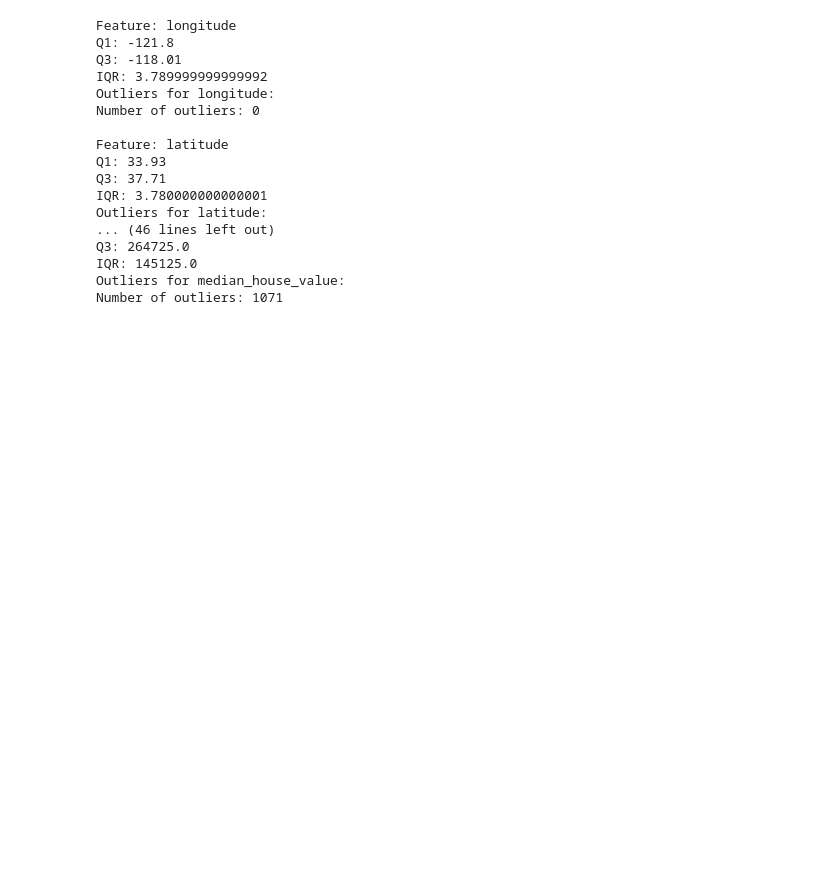
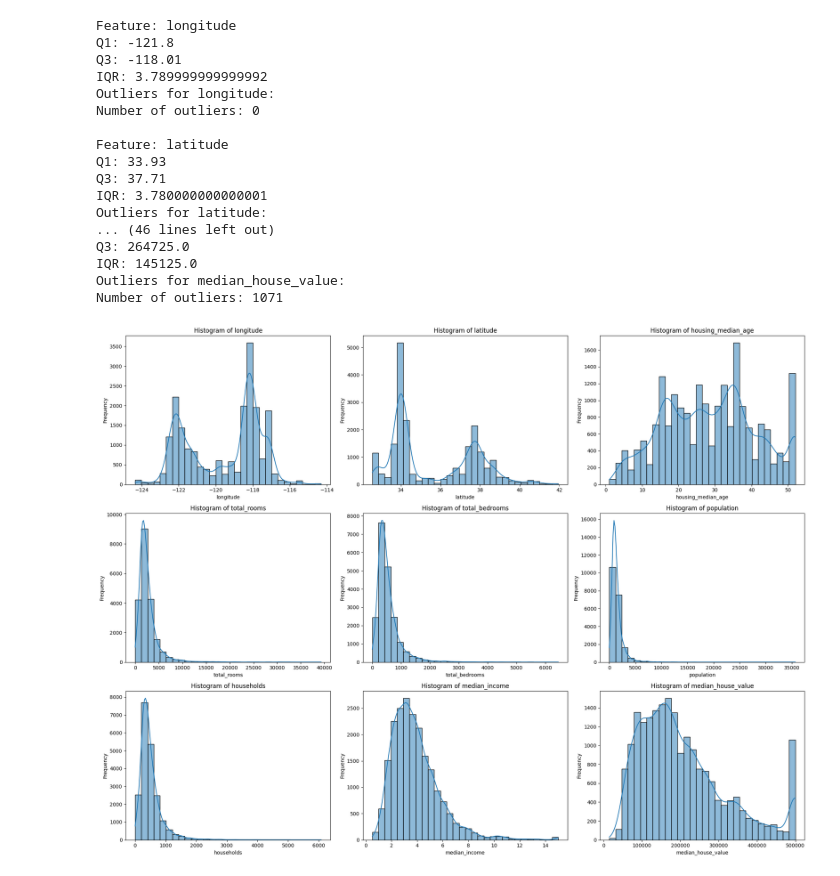
Before and after one commit to ifsvivek/Lab, a Jupyter notebook: Sem6/ML/Lab1/Lab1.ipynb, the cells around one changed output. Drawn from its saved outputs; the diff is of its cells as text; code cells hidden in the pictures; blank space fills up the shorter version.

```diff
--- a/Sem6/ML/Lab1/Lab1.ipynb
+++ b/Sem6/ML/Lab1/Lab1.ipynb
@@ -97,3 +97,20 @@ Q3: 264725.0
 IQR: 145125.0
 Outliers for median_house_value:
 Number of outliers: 1071
+# %%
+# Create a single figure with subplots for all numerical features
+plt.figure(figsize=(20, 15))
+num_features = len(numerical_features)
+rows = (num_features + 2) // 3  # Calculate number of rows needed (3 plots per row)
+
+for i, feature in enumerate(numerical_features):
+    plt.subplot(rows, 3, i+1)
+    sns.histplot(df[feature], bins=30, kde=True)
+    plt.title(f'Histogram of {feature}')
+    plt.xlabel(feature)
+    plt.ylabel('Frequency')
+
+plt.tight_layout()
+plt.show()
+# %% [output]
+[figure, added]
```
Also changed, not shown: parts of 1 cell of this notebook, 1 other file.
